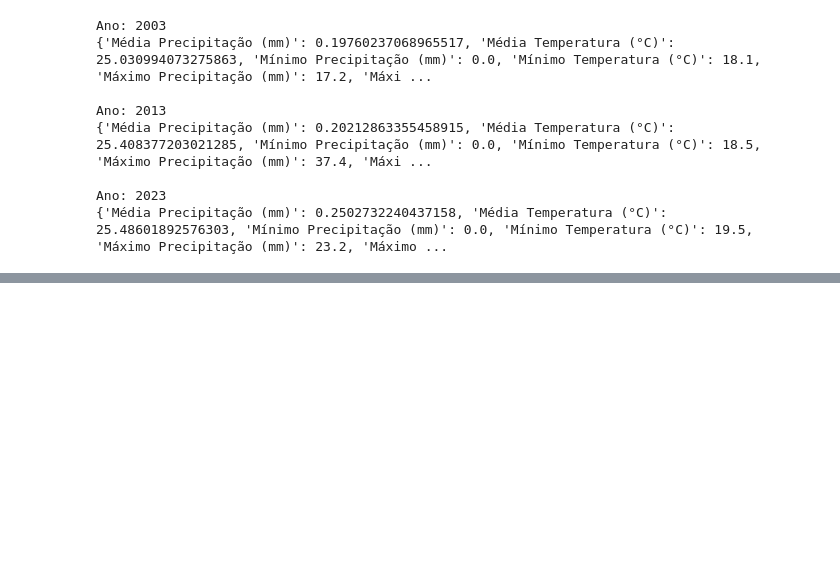
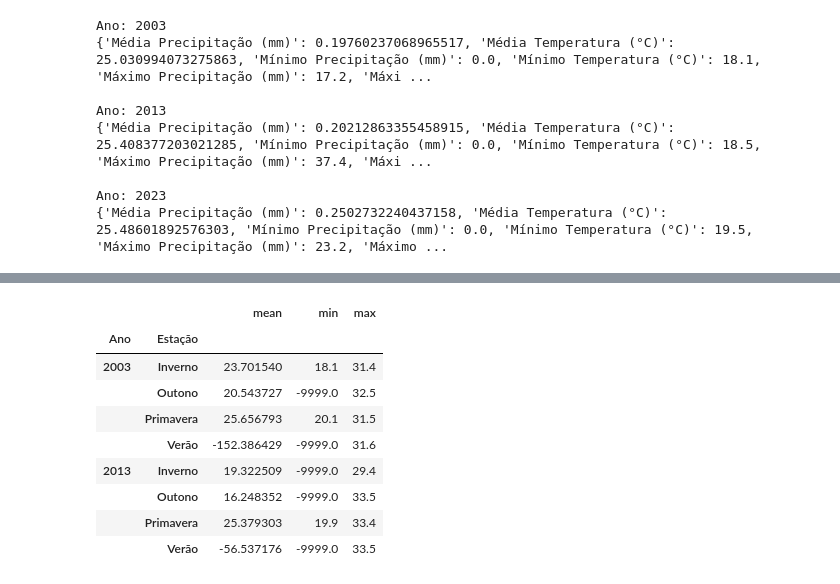
Before and after one commit to brenndol/Trilha_PythonRESTIC18, a Jupyter notebook: P007/maceio.ipynb, the cells around one changed output, grey strips where cells are left out. Drawn from its saved outputs; the diff is of its cells as text; code cells hidden in the pictures; blank space fills up the shorter version.

```diff
--- a/P007/maceio.ipynb
+++ b/P007/maceio.ipynb
@@ -181,0 +188,13 @@ print(comparison_seasons)
+# %%
+dataf.groupby(["Ano", "Estação"])['TEMPERATURA DO AR - BULBO SECO, HORARIA (°C)'].agg(["mean", "min", "max"])
+# %% [output]
+|  |  | mean | min | max |
+| Ano | Estação |  |  |  |
+| 2003 | Inverno | 23.701540 | 18.1 | 31.4 |
+|  | Outono | 20.543727 | -9999.0 | 32.5 |
+|  | Primavera | 25.656793 | 20.1 | 31.5 |
+|  | Verão | -152.386429 | -9999.0 | 31.6 |
+| 2013 | Inverno | 19.322509 | -9999.0 | 29.4 |
+|  | Outono | 16.248352 | -9999.0 | 33.5 |
+|  | Primavera | 25.379303 | 19.9 | 33.4 |
+|  | Verão | -56.537176 | -9999.0 | 33.5 |
```
Also changed, not shown: parts of 14 cells of this notebook, 4 other files.
